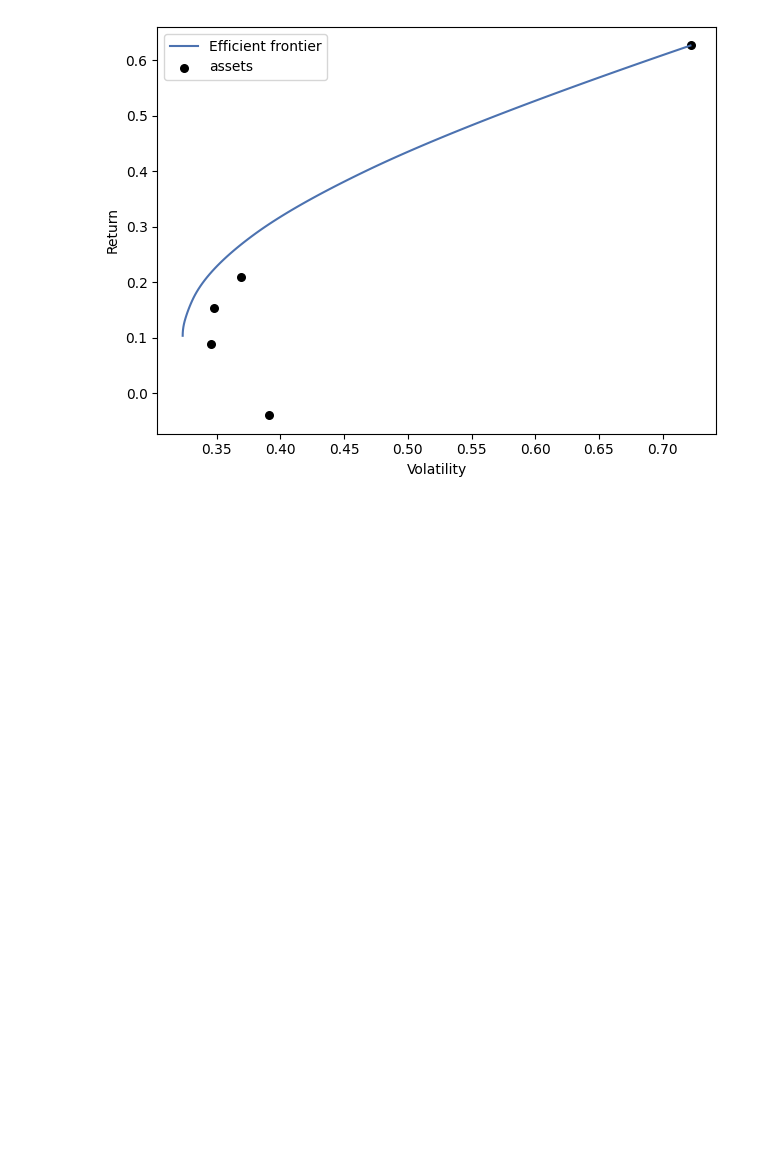
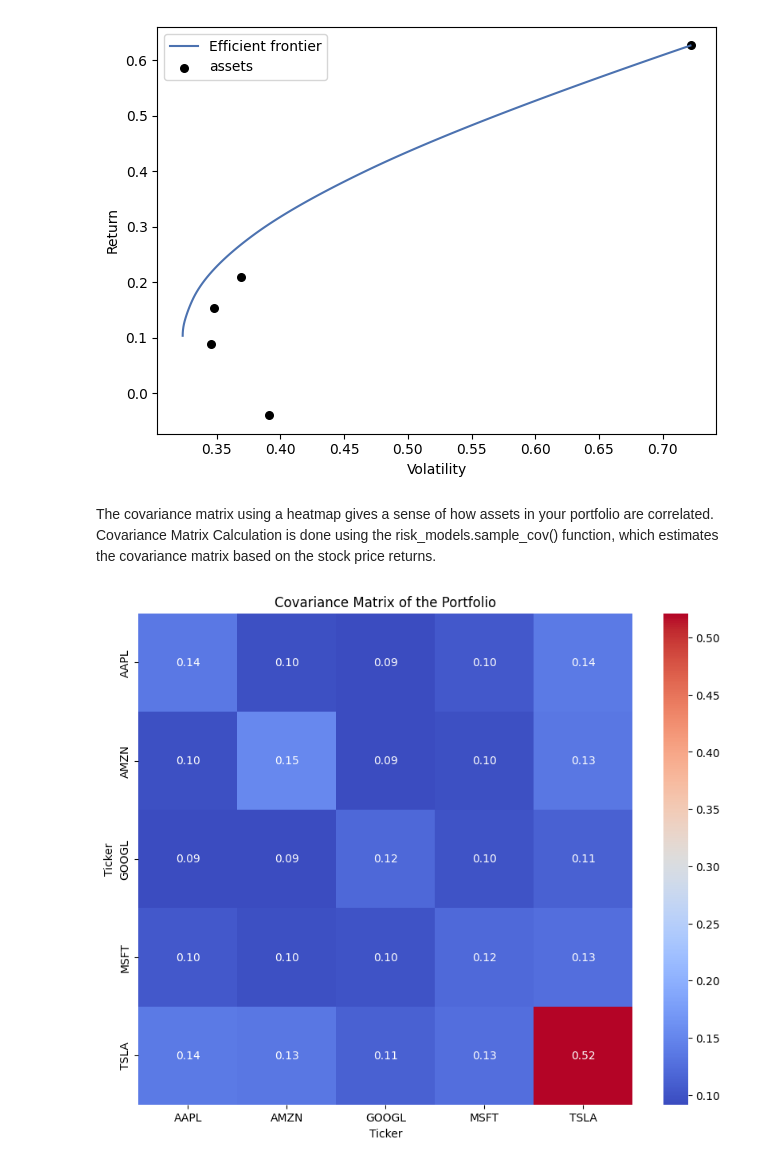
Before and after one commit to deltorobarba/finance, a Jupyter notebook: efficient_frontier.ipynb, the cells around one changed output. Cells and saved outputs as stored; diff of their text form; code cells hidden in the pictures; blank space fills up the shorter version.

```diff
--- a/efficient_frontier.ipynb
+++ b/efficient_frontier.ipynb
@@ -47,3 +49,20 @@ Expected annual return: 54.1%
 Annual volatility: 61.7%
 Sharpe Ratio: 0.84
 [figure]
+# %% [markdown]
+The covariance matrix using a heatmap gives a sense of how assets in your portfolio are correlated. Covariance Matrix Calculation is done using the risk_models.sample_cov() function, which estimates the covariance matrix based on the stock price returns.
+# %%
+import seaborn as sns
+import matplotlib.pyplot as plt
+from pypfopt import risk_models
+
+# Calculate the covariance matrix
+S = risk_models.sample_cov(data)
+
+# Plot the heatmap of the covariance matrix
+plt.figure(figsize=(10, 8))
+sns.heatmap(S, annot=True, cmap='coolwarm', fmt=".2f")
+plt.title("Covariance Matrix of the Portfolio")
+plt.show()
+# %% [output]
+[figure, added]
```
Also changed, not shown: parts of 1 cell of this notebook.
